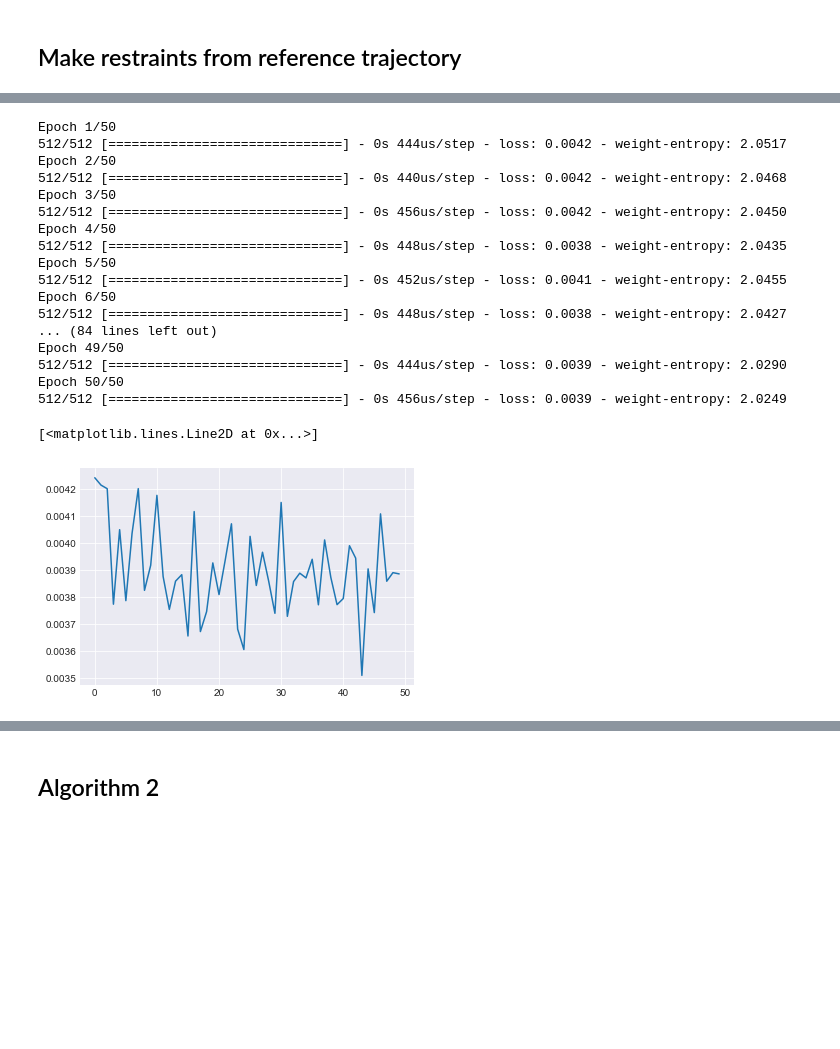
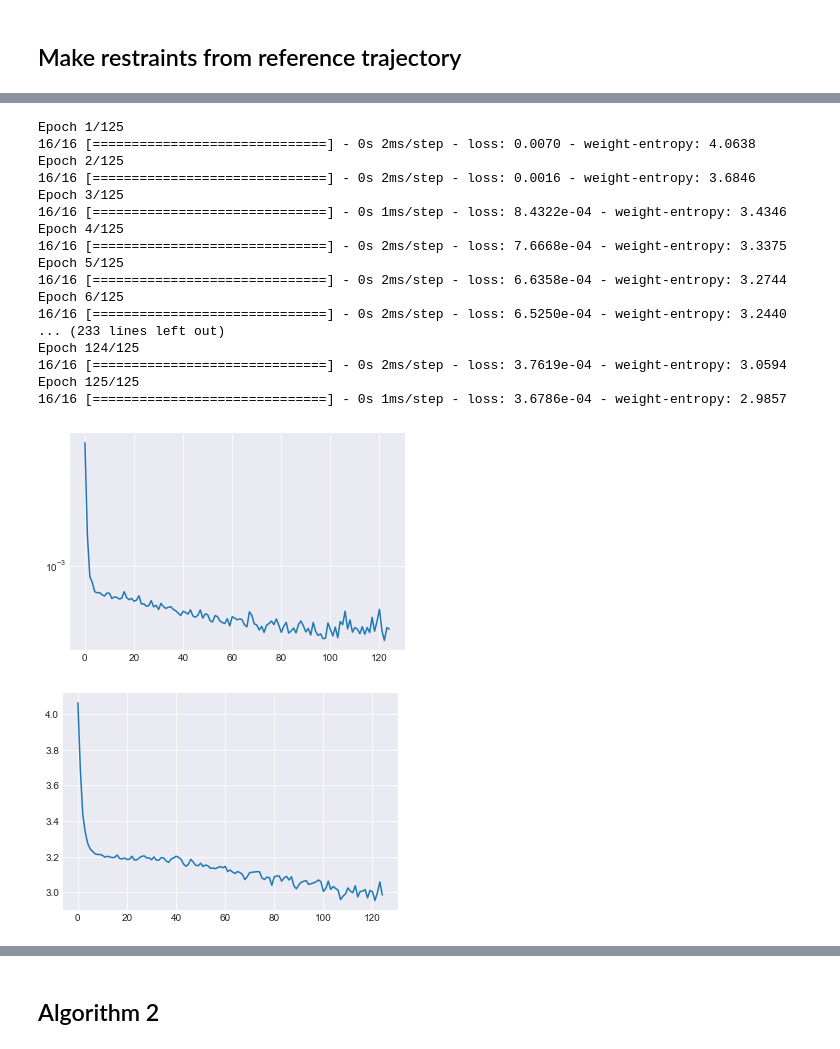
Before and after one commit to ur-whitelab/py0, a Jupyter notebook: examples/Fit_data.ipynb, the cells around one changed output, grey strips where cells are left out. Saved outputs shown, nothing was run; the diff lists cells and outputs as text; code cells hidden in the pictures; blank space fills up the shorter version.

```diff
--- a/examples/Fit_data.ipynb
+++ b/examples/Fit_data.ipynb
@@ -220,6 +235,6 @@ plt.show()
 # %%
 me_model = maxentep.MaxentModel(restraints)
-me_model.compile(tf.keras.optimizers.Adam(learning_rate=1e-2), 'mean_squared_error')
+me_model.compile(tf.keras.optimizers.Adam(learning_rate=1e-1), 'mean_squared_error')
 # %%
 class CustomCallback(tf.keras.callbacks.Callback):
     def __init__(self):
@@ -228,30 +243,35 @@ class CustomCallback(tf.keras.callbacks.Callback):
         self.i += 1
         return self.i
 # %%
-history = me_model.fit(trajs, batch_size=8,epochs=50, callbacks=[CustomCallback()])
+me_history = me_model.fit(trajs, batch_size=64,epochs=25 * 5)#, callbacks=[CustomCallback()])
 # %% [output]
-Epoch 1/50
-512/512 [==============================] - 0s 444us/step - loss: 0.0042 - weight-entropy: 2.0517
-Epoch 2/50
-512/512 [==============================] - 0s 440us/step - loss: 0.0042 - weight-entropy: 2.0468
-Epoch 3/50
-512/512 [==============================] - 0s 456us/step - loss: 0.0042 - weight-entropy: 2.0450
-Epoch 4/50
-512/512 [==============================] - 0s 448us/step - loss: 0.0038 - weight-entropy: 2.0435
-Epoch 5/50
-512/512 [==============================] - 0s 452us/step - loss: 0.0041 - weight-entropy: 2.0455
-Epoch 6/50
-512/512 [==============================] - 0s 448us/step - loss: 0.0038 - weight-entropy: 2.0427
-... (84 lines left out)
-Epoch 49/50
-512/512 [==============================] - 0s 444us/step - loss: 0.0039 - weight-entropy: 2.0290
-Epoch 50/50
-512/512 [==============================] - 0s 456us/step - loss: 0.0039 - weight-entropy: 2.0249
+Epoch 1/125
+16/16 [==============================] - 0s 2ms/step - loss: 0.0070 - weight-entropy: 4.0638
+Epoch 2/125
+16/16 [==============================] - 0s 2ms/step - loss: 0.0016 - weight-entropy: 3.6846
+Epoch 3/125
+16/16 [==============================] - 0s 1ms/step - loss: 8.4322e-04 - weight-entropy: 3.4346
+Epoch 4/125
+16/16 [==============================] - 0s 2ms/step - loss: 7.6668e-04 - weight-entropy: 3.3375
+Epoch 5/125
+16/16 [==============================] - 0s 2ms/step - loss: 6.6358e-04 - weight-entropy: 3.2744
+Epoch 6/125
+16/16 [==============================] - 0s 2ms/step - loss: 6.5250e-04 - weight-entropy: 3.2440
+... (233 lines left out)
+Epoch 124/125
+16/16 [==============================] - 0s 2ms/step - loss: 3.7619e-04 - weight-entropy: 3.0594
+Epoch 125/125
+16/16 [==============================] - 0s 1ms/step - loss: 3.6786e-04 - weight-entropy: 2.9857
-# %%
-plt.plot(history.history['loss'])
-# %% [output]
-[<matplotlib.lines.Line2D at 0x...>]
-[figure, removed]
+# %%
+plt.plot(me_history.history['loss'])
+plt.yscale('log')
+plt.show()
+
+plt.plot(me_history.history['weight-entropy'])
+plt.show()
+# %% [output]
+[figure, added]
+[figure, added]
 # %%
 patch_number = 0
 maxentep.traj_quantile(trajs[:,:,patch_number,:], weights=me_model.traj_weights, names=full_compartments)
```
Also changed, not shown: parts of 24 cells of this notebook, 5 other files.
